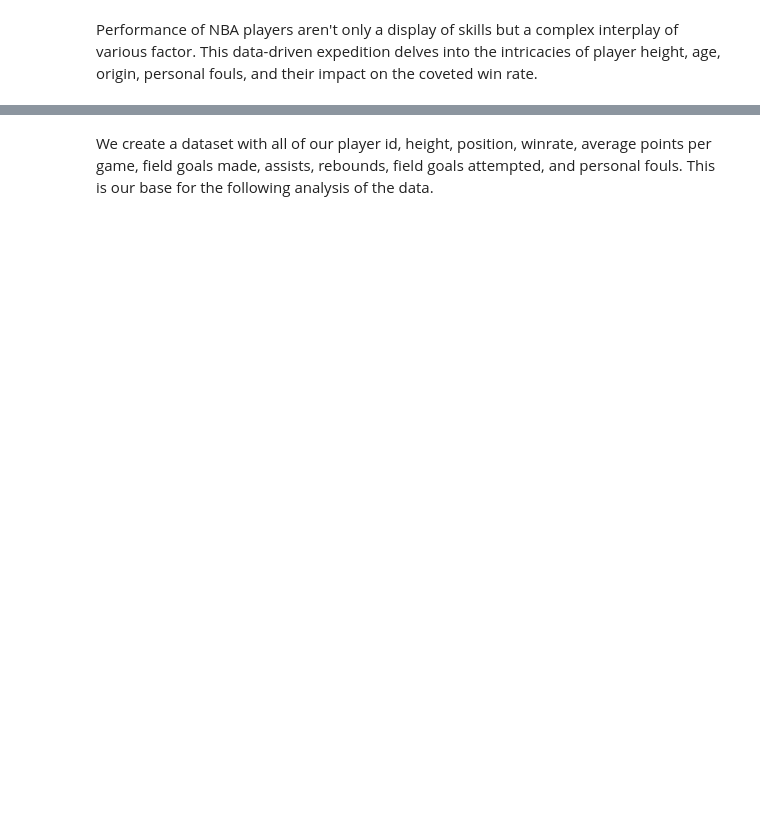
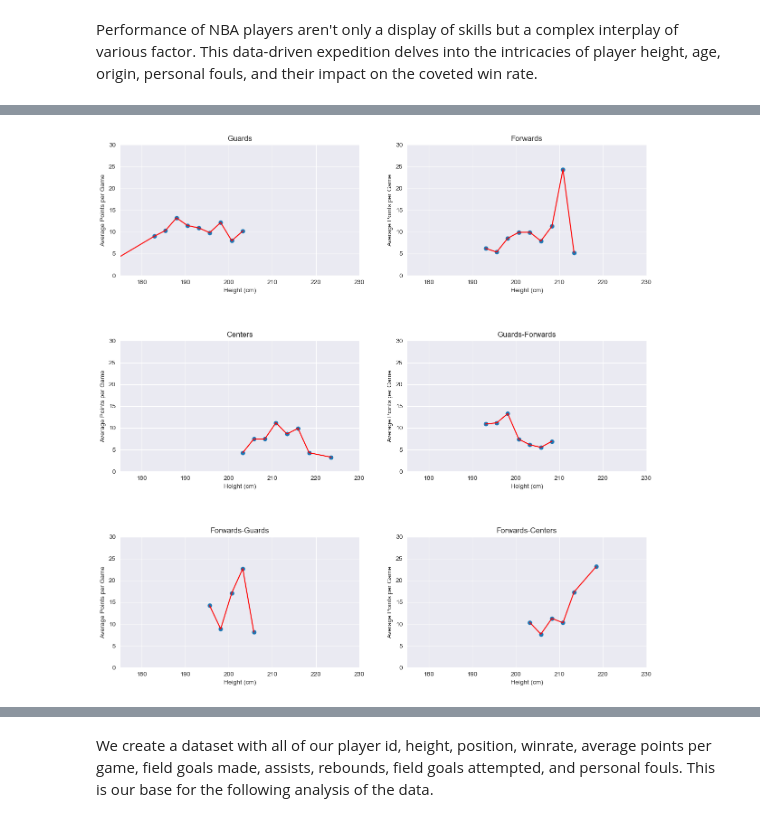
Before and after one commit to AudranTourneur/Projet-Python-NBA, a Jupyter notebook: analysis/Data_Report.ipynb, the cells around one changed output, grey strips where cells are left out. Cells and saved outputs as stored; diff of their text form; code cells hidden in the pictures; blank space fills up the shorter version.

```diff
--- a/analysis/Data_Report.ipynb
+++ b/analysis/Data_Report.ipynb
@@ -22,0 +89,68 @@ merged = create_players_dataset()
+# %%
+# Position and average points per game and height multiplot plot
+# Create a DataFrame for each position (G, F, C, G-F, F-G, F-C, C-F)
+guards = merged[merged['POSITION'] == 'G']
+forwards = merged[merged['POSITION'] == 'F']
+centers = merged[merged['POSITION'] == 'C']
+guards_forwards = merged[merged['POSITION'] == 'G-F']
+forwards_guards = merged[merged['POSITION'] == 'F-G']
+forwards_centers = merged[merged['POSITION'] == 'F-C']
+centers_forwards = merged[merged['POSITION'] == 'C-F']
+
+# Calculate the average points per game by height for each position
+guards_points_by_height = guards.groupby('HEIGHT')['AvgPointsPerGame'].mean()
+forwards_points_by_height = forwards.groupby('HEIGHT')['AvgPointsPerGame'].mean()
+centers_points_by_height = centers.groupby('HEIGHT')['AvgPointsPerGame'].mean()
+guards_forwards_points_by_height = guards_forwards.groupby('HEIGHT')['AvgPointsPerGame'].mean()
+forwards_guards_points_by_height = forwards_guards.groupby('HEIGHT')['AvgPointsPerGame'].mean()
+forwards_centers_points_by_height = forwards_centers.groupby('HEIGHT')['AvgPointsPerGame'].mean()
+
+# Plot the data with subplots
+fig, axes = plt.subplots(3, 2, figsize=(15, 15))
+# Add some space between the plots
+fig.subplots_adjust(hspace=0.5)
+axes[0, 0].scatter(x=guards_points_by_height.index, y=guards_points_by_height.values)
+axes[0, 0].plot(guards_points_by_height.index, guards_points_by_height.values, color='red')
+axes[0, 0].set_title('Guards')
+axes[0, 0].set_xlabel('Height (cm)')
+axes[0, 0].set_ylabel('Average Points per Game')
+axes[0, 0].set_ylim(0, 30)
+axes[0, 0].set_xlim(175, 230)
+axes[0, 1].scatter(x=forwards_points_by_height.index, y=forwards_points_by_height.values)
+axes[0, 1].plot(forwards_points_by_height.index, forwards_points_by_height.values, color='red')
+axes[0, 1].set_title('Forwards')
+axes[0, 1].set_xlabel('Height (cm)')
+axes[0, 1].set_ylabel('Average Points per Game')
+axes[0, 1].set_ylim(0, 30)
+axes[0, 1].set_xlim(175, 230)
+axes[1, 0].scatter(x=centers_points_by_height.index, y=centers_points_by_height.values)
+axes[1, 0].plot(centers_points_by_height.index, centers_points_by_height.values, color='red')
+axes[1, 0].set_title('Centers')
+axes[1, 0].set_xlabel('Height (cm)')
+axes[1, 0].set_ylabel('Average Points per Game')
+axes[1, 0].set_ylim(0, 30)
+axes[1, 0].set_xlim(175, 230)
+axes[1, 1].scatter(x=guards_forwards_points_by_height.index, y=guards_forwards_points_by_height.values)
+axes[1, 1].plot(guards_forwards_points_by_height.index, guards_forwards_points_by_height.values, color='red')
+axes[1, 1].set_title('Guards-Forwards')
+axes[1, 1].set_xlabel('Height (cm)')
+axes[1, 1].set_ylabel('Average Points per Game')
+axes[1, 1].set_ylim(0, 30)
+axes[1, 1].set_xlim(175, 230)
+axes[2, 0].scatter(x=forwards_guards_points_by_height.index, y=forwards_guards_points_by_height.values)
+axes[2, 0].plot(forwards_guards_points_by_height.index, forwards_guards_points_by_height.values, color='red')
+axes[2, 0].set_title('Forwards-Guards')
+axes[2, 0].set_xlabel('Height (cm)')
+axes[2, 0].set_ylabel('Average Points per Game')
+axes[2, 0].set_ylim(0, 30)
+axes[2, 0].set_xlim(175, 230)
+axes[2, 1].scatter(x=forwards_centers_points_by_height.index, y=forwards_centers_points_by_height.values)
+axes[2, 1].plot(forwards_centers_points_by_height.index, forwards_centers_points_by_height.values, color='red')
+axes[2, 1].set_title('Forwards-Centers')
+axes[2, 1].set_xlabel('Height (cm)')
+axes[2, 1].set_ylabel('Average Points per Game')
+axes[2, 1].set_ylim(0, 30)
+axes[2, 1].set_xlim(175, 230)
+plt.show()
+# %% [output]
+[figure, added]
```
Also changed, not shown: parts of 15 cells of this notebook.
